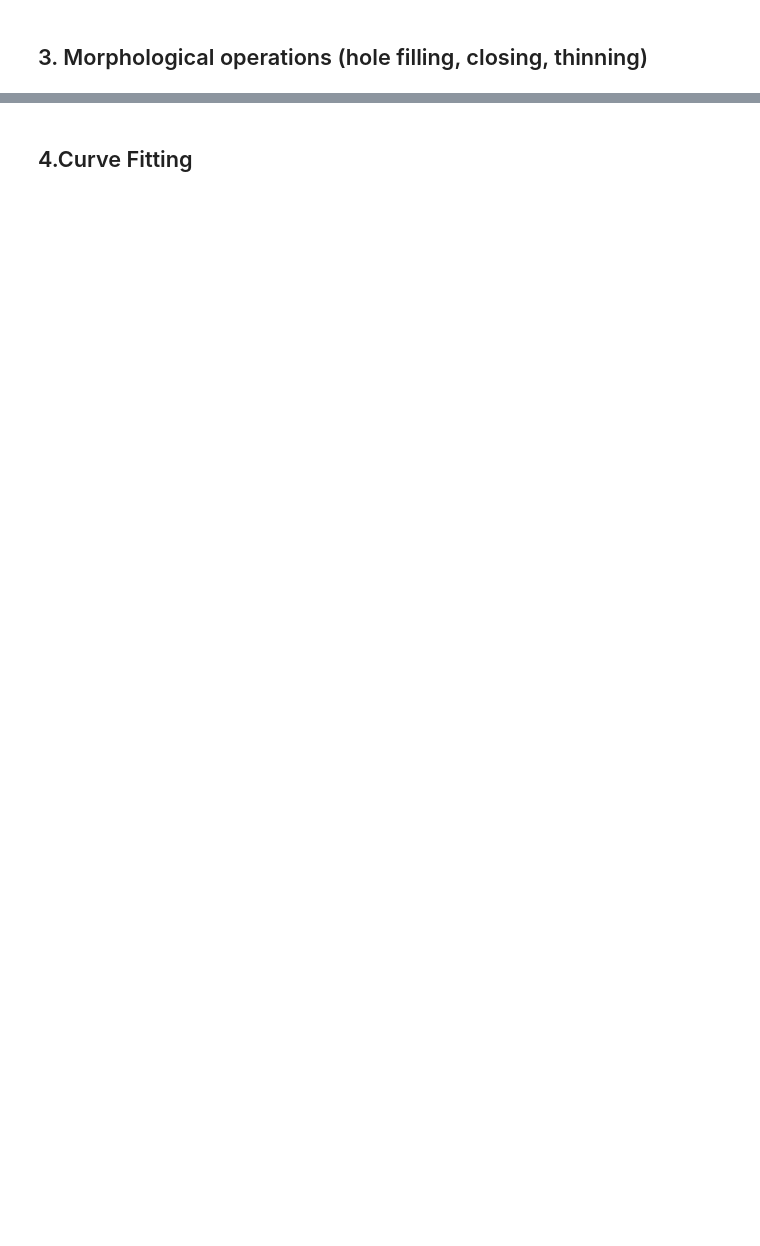
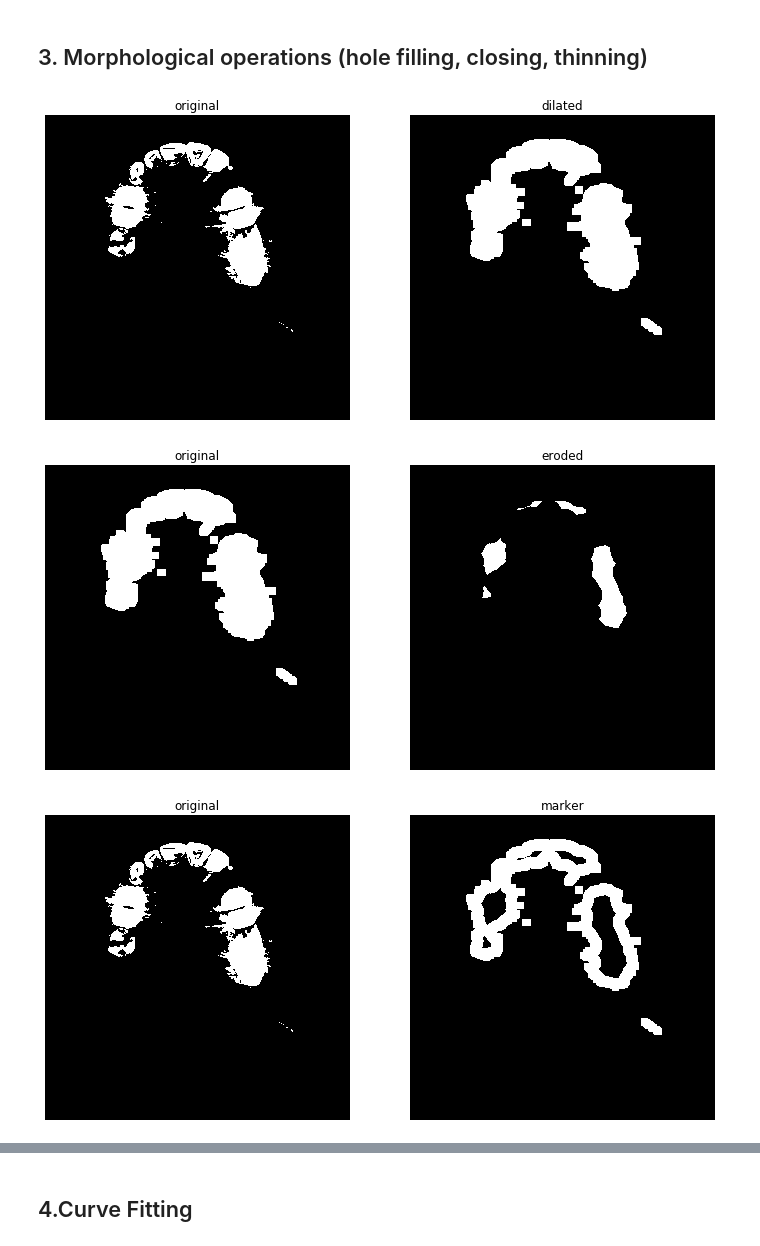
Before and after one commit to pariyamd/CBCT-to-OPG, a Jupyter notebook: first-approach.ipynb, the cells around one changed output, grey strips where cells are left out. Cells and saved outputs as stored; diff of their text form; code cells hidden in the pictures; blank space fills up the shorter version.

```diff
--- a/first-approach.ipynb
+++ b/first-approach.ipynb
@@ -157,47 +162,68 @@ def plot_comparison(original, filtered, filter_name):
 # %%
 from skimage import morphology
 # %%
+import cv2
+def median_blur(original):
+    sl=original.astype(np.uint8)
+    plt.imshow(sl,cmap='gray',vmin=0,vmax=1)
+    d=cv2.medianBlur(sl,3)
+    plot_comparison(sl,d,"hi")
+
 def marker_image(original):
     #produce marker image
-    selem = morphology.square(2)
-    eroded = morphology.erosion(original, selem)
+    selem = morphology.square(15)
     dilated = morphology.dilation(original, selem)
+    plot_comparison(original,dilated,"dilated")
+    selem = morphology.disk(25)
+    eroded = morphology.erosion(dilated, selem)
+    plot_comparison(dilated,eroded,"eroded")
+
     marker=dilated-eroded
     plot_comparison(original,marker , 'marker')
     return marker
 
 def hole_filling(original):
-#   #iterative hole-filling
-#     ic=np.logical_not(original)
-#     intersect=deepcopy(original)
-#     for i in range(200):
-#         selem = morphology.square(5)
-#         dilated = morphology.dilation(intersect, selem)
-#         intersect=np.logical_and(dilated,ic)
-# #     hole_filled=np.logical_not(intersect)
-#         plot_comparison(original,intersect,"filled")
     intersect=morphology.flood_fill(original,(100,100),5)
     hole_filled=np.logical_not(intersect)
     plot_comparison(original,hole_filled,"flood fill")
     return hole_filled
 
+def dialate(original):
+    selem=morphology.disk(10)
+    dilated = morphology.dilation(original, selem)
+    plot_comparison(original,dilated,"dilated")
+    return dilated
+
+def erosion(origina):
+    selem = morphology.disk(5)
+    eroded = morphology.erosion(origina, selem)
+    plot_comparison(origina,eroded,"eroded")
+
 def closing(original):
     # morphological closing
-    selem = morphology.disk(35)
+    selem = morphology.disk(30)
     closed=morphology.closing(original,selem)
     plot_comparison(original,closed,'closing')
     return closed
 
 def thinning(original):
     #morphological thinning
-    skeleton=morphology.thin(original==1)
+    skeleton=morphology.skeletonize(original==1)
     plot_comparison(original,skeleton,"thinning")
     return skeleton
 # %%
 def morphology_procces(original):
+#     blured=median_blur(original)
     marker=marker_image(original)
     filled=hole_filling(marker)
+#     dial=dialate(filled)
+#     ero=erosion(dial)
     closed=closing(filled)
     thinned=thinning(closed)
     return thinned
+img_t=deepcopy(original)
 skeleton=morphology_procces(img_proj)
+# %% [output]
+[figure, added]
+[figure, added]
+[figure, added]
```
Also changed, not shown: parts of 25 cells of this notebook.
